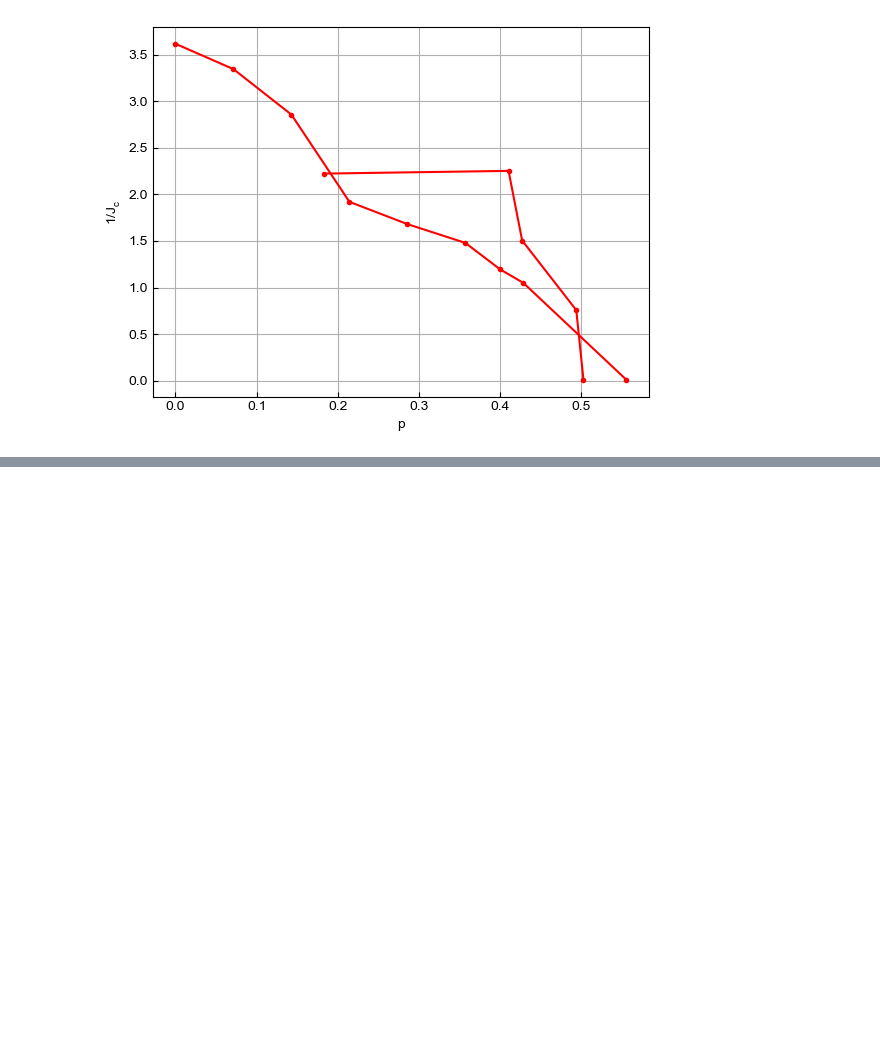
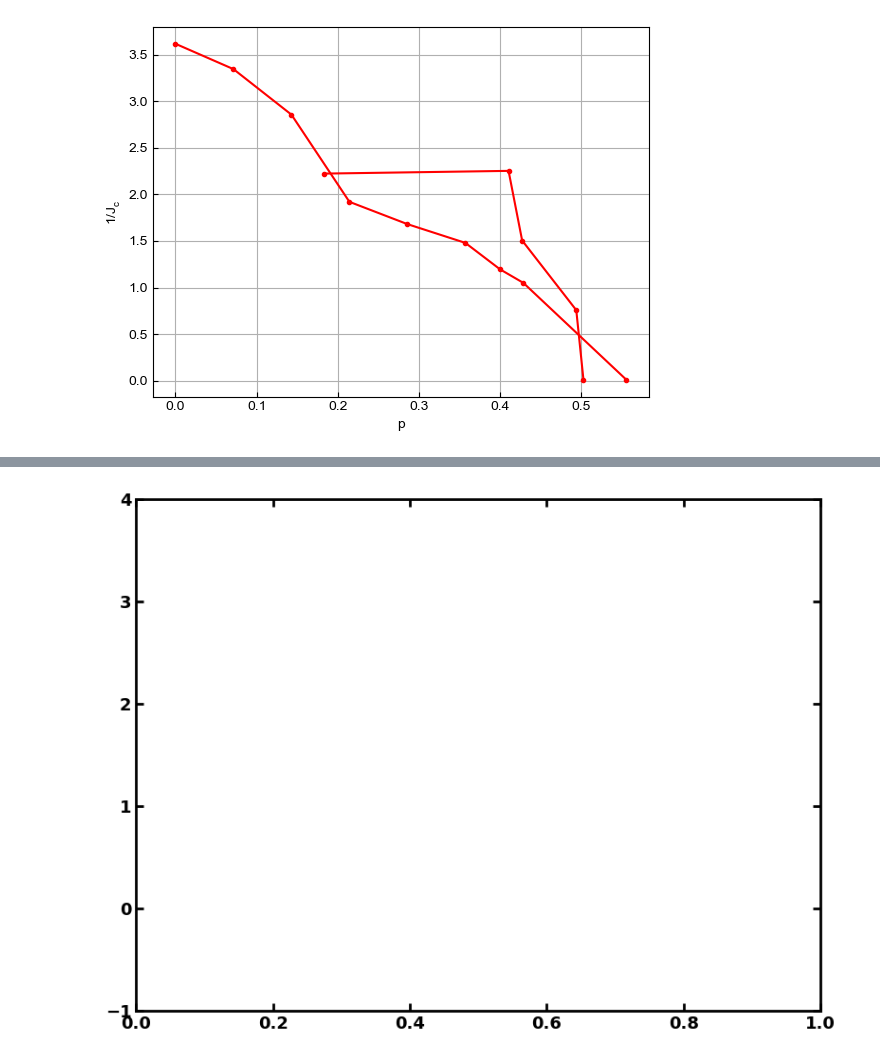
Before and after one commit to erbilcanartun/long-range-ising-chain, a Jupyter notebook: notebooks/plot_data.ipynb, the cells around one changed output, grey strips where cells are left out. Cells and saved outputs as stored; diff of their text form; code cells hidden in the pictures; blank space fills up the shorter version.

```diff
--- a/notebooks/plot_data.ipynb
+++ b/notebooks/plot_data.ipynb
@@ -441,0 +470,36 @@ plt.show()
+# %%
+import numpy as np
+import matplotlib.pyplot as plt
+
+# Set up figure
+plt.rcParams['axes.linewidth'] = 2  # Axis line width
+plt.rcParams['text.usetex'] = False
+plt.rcParams['font.family'] = 'DejaVu Sans'
+plt.rcParams.update({'mathtext.default': 'regular'})
+
+fig, ax = plt.subplots(1, 1, figsize=(8, 6))
+ax.grid(False)
+ax.set_xlim(0, 1)
+
+# I changed the lower y-limit to -1 so the dashed line is visible
+ax.set_ylim(-1, 4)
+
+# 1. Ticks and Axis Line Thickness
+# 'width=2.5' here ensures the ticks match the 2.5 thickness of the axis lines
+ax.tick_params(axis='both', which='major', labelsize=13, width=2, length=6, direction='in',
+               bottom=True, top=True, left=True, right=True)
+
+# 2. Tick Label Thickness (Bold vs Regular)
+# Change 'bold' to 'regular' or 'normal' if you want to switch it back
+plt.setp(ax.get_xticklabels() + ax.get_yticklabels(), fontweight='bold')
+
+# 3. Add dashed line y = a - 1, where 'a' is the x-axis spanning (0, 1)
+a_vals = np.linspace(0, 1, 100)
+y_vals = a_vals - 1
+#ax.plot(a_vals, y_vals, linestyle='--', color='black', linewidth=2, label='y = a - 1')
+
+fig.tight_layout()
+# plt.savefig('../figures/plain_phase_diagram.png', bbox_inches='tight')
+plt.show()
+# %% [output]
+[figure, added]
```
Also changed, not shown: parts of 1 cell of this notebook, 4 other files.
